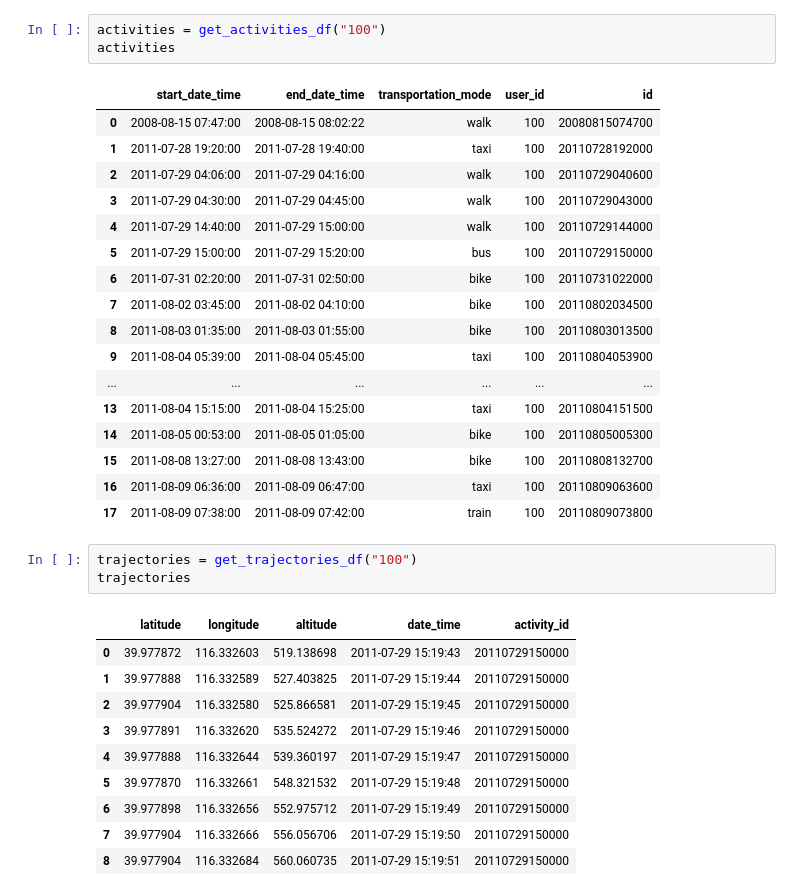
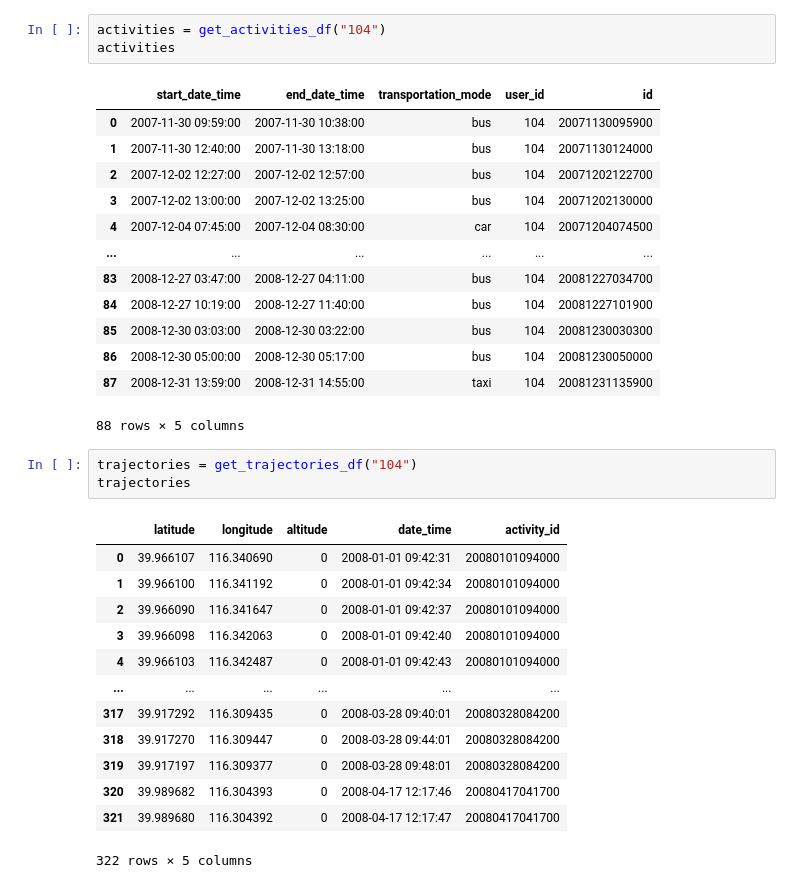
Before and after one commit to mathiasraa/tdt4225-mysql, a Jupyter notebook: notebooks/data.ipynb, the cells around one changed output. Drawn from its saved outputs; the diff is of its cells as text.

```diff
--- a/notebooks/data.ipynb
+++ b/notebooks/data.ipynb
@@ -16,35 +46,34 @@ from src.utils import get_trajectories_df, get_user_ids, get_activities_df, get_
 # %%
-activities = get_activities_df("100")
+activities = get_activities_df("104")
 activities
 # %% [output]
 |  | start_date_time | end_date_time | transportation_mode | user_id | id |
-| 0 | 2008-08-15 07:47:00 | 2008-08-15 08:02:22 | walk | 100 | 20080815074700 |
-| 1 | 2011-07-28 19:20:00 | 2011-07-28 19:40:00 | taxi | 100 | 20110728192000 |
-| 2 | 2011-07-29 04:06:00 | 2011-07-29 04:16:00 | walk | 100 | 20110729040600 |
-| 3 | 2011-07-29 04:30:00 | 2011-07-29 04:45:00 | walk | 100 | 20110729043000 |
-| 4 | 2011-07-29 14:40:00 | 2011-07-29 15:00:00 | walk | 100 | 20110729144000 |
-| 5 | 2011-07-29 15:00:00 | 2011-07-29 15:20:00 | bus | 100 | 20110729150000 |
-| 6 | 2011-07-31 02:20:00 | 2011-07-31 02:50:00 | bike | 100 | 20110731022000 |
-| 7 | 2011-08-02 03:45:00 | 2011-08-02 04:10:00 | bike | 100 | 20110802034500 |
-| 8 | 2011-08-03 01:35:00 | 2011-08-03 01:55:00 | bike | 100 | 20110803013500 |
-| 9 | 2011-08-04 05:39:00 | 2011-08-04 05:45:00 | taxi | 100 | 20110804053900 |
+| 0 | 2007-11-30 09:59:00 | 2007-11-30 10:38:00 | bus | 104 | 20071130095900 |
+| 1 | 2007-11-30 12:40:00 | 2007-11-30 13:18:00 | bus | 104 | 20071130124000 |
+| 2 | 2007-12-02 12:27:00 | 2007-12-02 12:57:00 | bus | 104 | 20071202122700 |
+| 3 | 2007-12-02 13:00:00 | 2007-12-02 13:25:00 | bus | 104 | 20071202130000 |
+| 4 | 2007-12-04 07:45:00 | 2007-12-04 08:30:00 | car | 104 | 20071204074500 |
 | ... | ... | ... | ... | ... | ... |
-| 13 | 2011-08-04 15:15:00 | 2011-08-04 15:25:00 | taxi | 100 | 20110804151500 |
-| 14 | 2011-08-05 00:53:00 | 2011-08-05 01:05:00 | bike | 100 | 20110805005300 |
-| 15 | 2011-08-08 13:27:00 | 2011-08-08 13:43:00 | bike | 100 | 20110808132700 |
-| 16 | 2011-08-09 06:36:00 | 2011-08-09 06:47:00 | taxi | 100 | 20110809063600 |
-| 17 | 2011-08-09 07:38:00 | 2011-08-09 07:42:00 | train | 100 | 20110809073800 |
+| 83 | 2008-12-27 03:47:00 | 2008-12-27 04:11:00 | bus | 104 | 20081227034700 |
+| 84 | 2008-12-27 10:19:00 | 2008-12-27 11:40:00 | bus | 104 | 20081227101900 |
+| 85 | 2008-12-30 03:03:00 | 2008-12-30 03:22:00 | bus | 104 | 20081230030300 |
+| 86 | 2008-12-30 05:00:00 | 2008-12-30 05:17:00 | bus | 104 | 20081230050000 |
+| 87 | 2008-12-31 13:59:00 | 2008-12-31 14:55:00 | taxi | 104 | 20081231135900 |
+88 rows × 5 columns
 # %%
-trajectories = get_trajectories_df("100")
+trajectories = get_trajectories_df("104")
 trajectories
 # %% [output]
 |  | latitude | longitude | altitude | date_time | activity_id |
-| 0 | 39.977872 | 116.332603 | 519.138698 | 2011-07-29 15:19:43 | 20110729150000 |
-| 1 | 39.977888 | 116.332589 | 527.403825 | 2011-07-29 15:19:44 | 20110729150000 |
-| 2 | 39.977904 | 116.332580 | 525.866581 | 2011-07-29 15:19:45 | 20110729150000 |
-| 3 | 39.977891 | 116.332620 | 535.524272 | 2011-07-29 15:19:46 | 20110729150000 |
-| 4 | 39.977888 | 116.332644 | 539.360197 | 2011-07-29 15:19:47 | 20110729150000 |
-| 5 | 39.977870 | 116.332661 | 548.321532 | 2011-07-29 15:19:48 | 20110729150000 |
-| 6 | 39.977898 | 116.332656 | 552.975712 | 2011-07-29 15:19:49 | 20110729150000 |
-| 7 | 39.977904 | 116.332666 | 556.056706 | 2011-07-29 15:19:50 | 20110729150000 |
-| 8 | 39.977904 | 116.332684 | 560.060735 | 2011-07-29 15:19:51 | 20110729150000 |
+| 0 | 39.966107 | 116.340690 | 0 | 2008-01-01 09:42:31 | 20080101094000 |
+| 1 | 39.966100 | 116.341192 | 0 | 2008-01-01 09:42:34 | 20080101094000 |
+| 2 | 39.966090 | 116.341647 | 0 | 2008-01-01 09:42:37 | 20080101094000 |
+| 3 | 39.966098 | 116.342063 | 0 | 2008-01-01 09:42:40 | 20080101094000 |
+| 4 | 39.966103 | 116.342487 | 0 | 2008-01-01 09:42:43 | 20080101094000 |
+| ... | ... | ... | ... | ... | ... |
+| 317 | 39.917292 | 116.309435 | 0 | 2008-03-28 09:40:01 | 20080328084200 |
+| 318 | 39.917270 | 116.309447 | 0 | 2008-03-28 09:44:01 | 20080328084200 |
+| 319 | 39.917197 | 116.309377 | 0 | 2008-03-28 09:48:01 | 20080328084200 |
+| 320 | 39.989682 | 116.304393 | 0 | 2008-04-17 12:17:46 | 20080417041700 |
+| 321 | 39.989680 | 116.304392 | 0 | 2008-04-17 12:17:47 | 20080417041700 |
+322 rows × 5 columns
```
Also changed, not shown: parts of 5 cells of this notebook, 7 other files.
